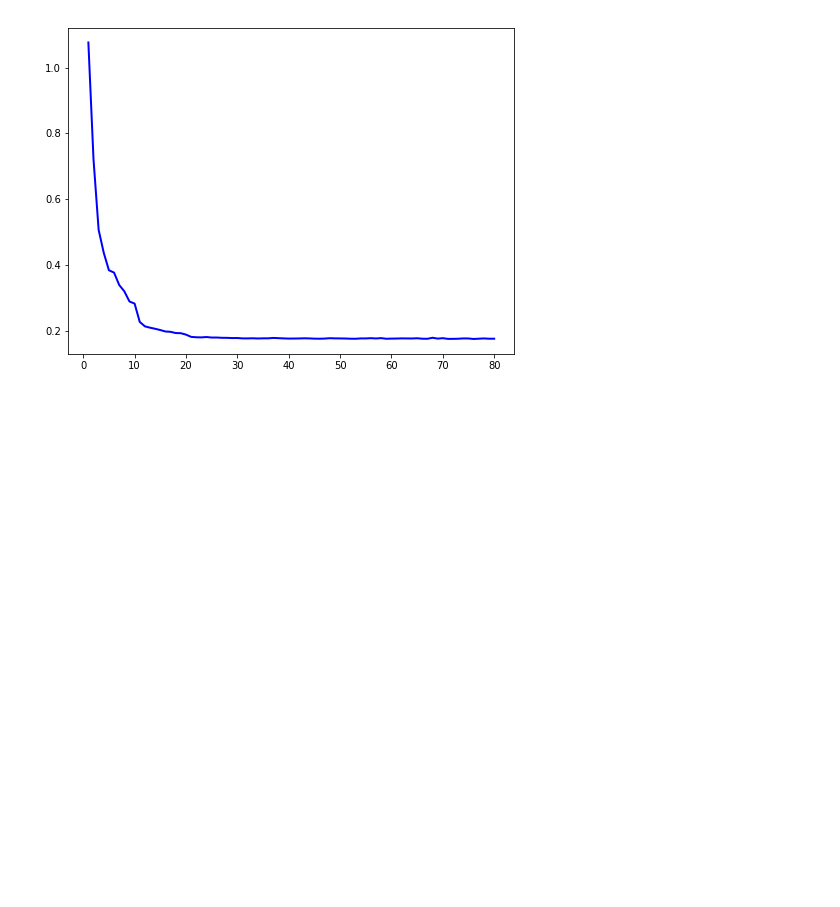
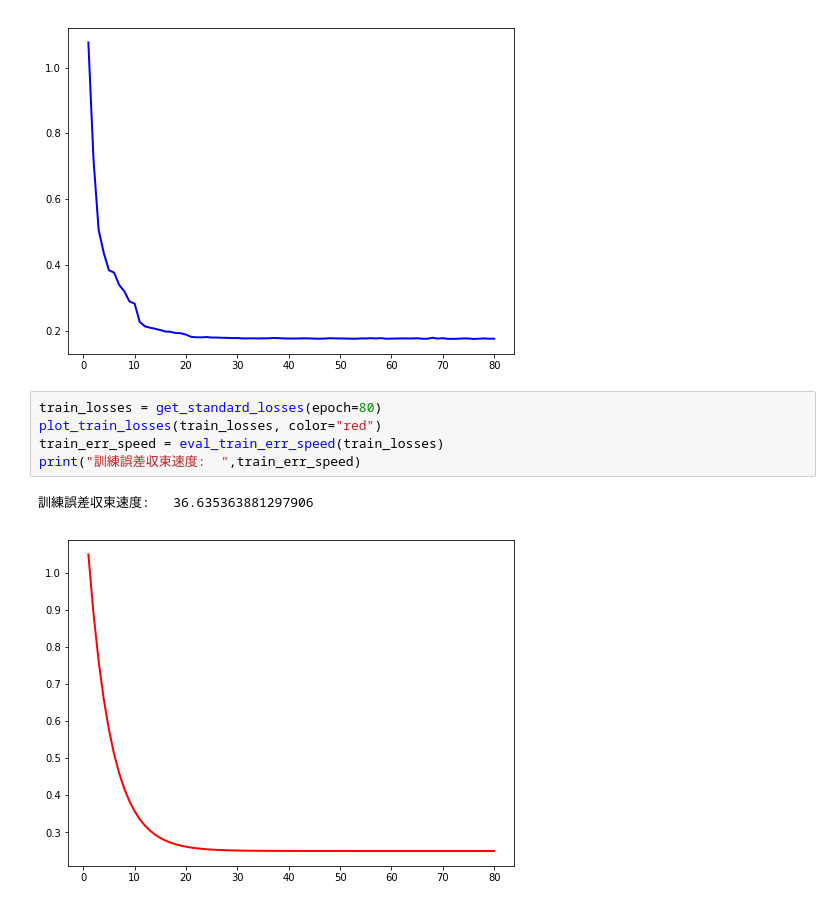
Before and after one commit to takitaki7474/m2-research-prototype, a Jupyter notebook: notebook/train_err_eval.ipynb, the cells around one changed output. Drawn from its saved outputs; the diff is of its cells as text; blank space fills up the shorter version.

```diff
--- a/notebook/train_err_eval.ipynb
+++ b/notebook/train_err_eval.ipynb
@@ -55,3 +92,11 @@ print("訓練誤差収束速度:  ",train_err_speed)
 # %% [output]
 訓練誤差収束速度:   40.68744744513526
 [figure]
+# %%
+train_losses = get_standard_losses(epoch=80)
+plot_train_losses(train_losses, color="red")
+train_err_speed = eval_train_err_speed(train_losses)
+print("訓練誤差収束速度:  ",train_err_speed)
+# %% [output]
+訓練誤差収束速度:   36.635363881297906
+[figure, added]
```
Also changed, not shown: parts of 2 cells of this notebook.
